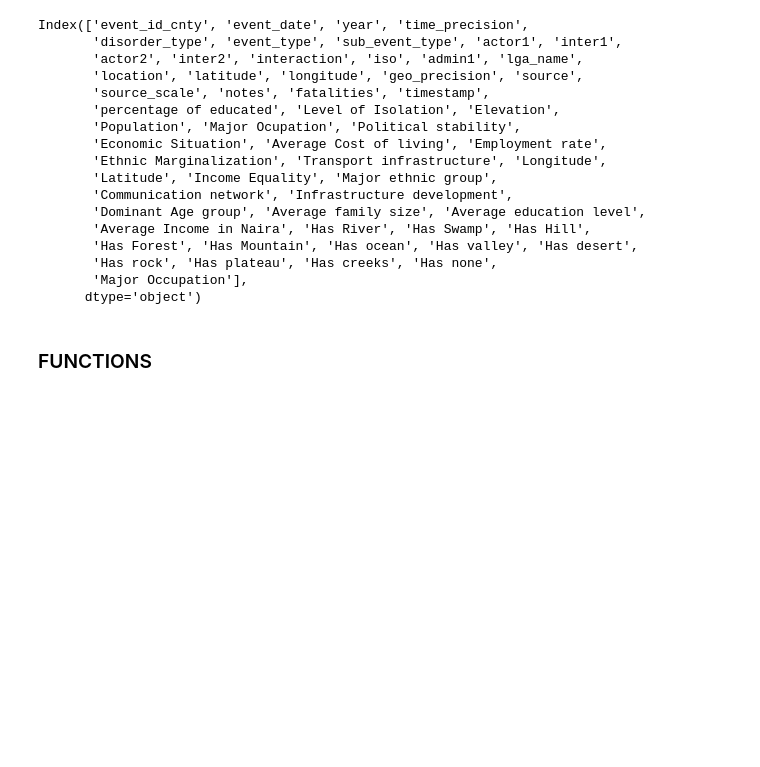
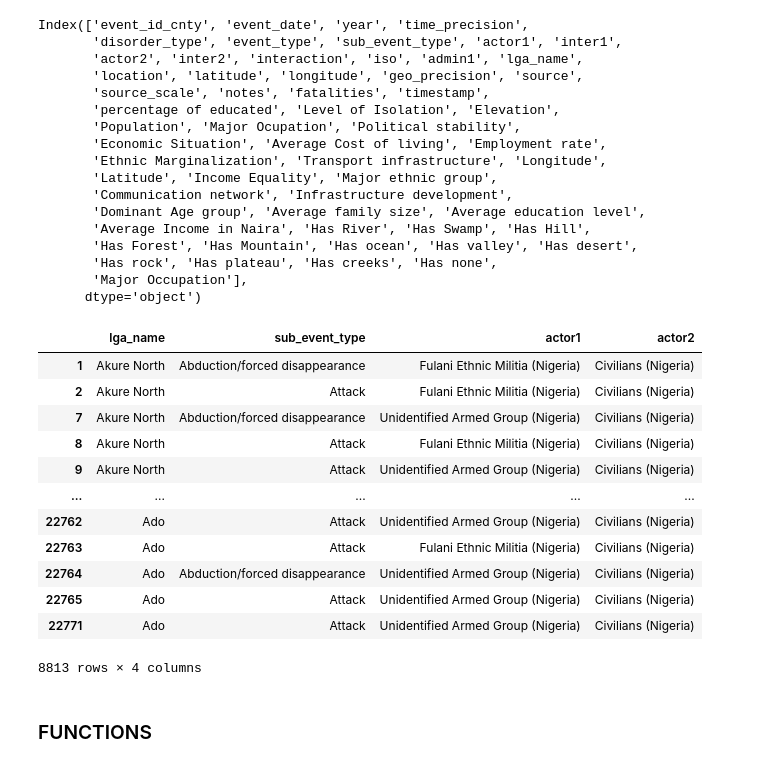
Before and after one commit to Abdul4code/Nigeria_Terror_Attacks, a Jupyter notebook: 3. Analysis of Nigerian Security Incidence.ipynb, the cells around one changed output. Cells and saved outputs as stored; diff of their text form; code cells hidden in the pictures; blank space fills up the shorter version.

```diff
--- a/3. Analysis of Nigerian Security Incidence.ipynb
+++ b/3. Analysis of Nigerian Security Incidence.ipynb
@@ -158,0 +153,26 @@ plt.show()
+# %%
+# Define the bin edges
+# bin_edges = [39, 45, 49, 55, 59, 65, 69, 75, 79, 85, 89, 95]  # Adjust the bin edges as desired
+
+bin_edges = [39, 49, 59, 69, 79, 89, 99]  # Adjust the bin edges as desired
+
+# Create a new column 'bin' by grouping 'x' values into bins
+df_acled_lga['bin'] = pd.cut(df_acled_lga['percentage of educated'], bins=bin_edges)
+
+# get the local government counts in each bin
+lga_value_counts = pd.cut(df_lga_features['percentage of educated'], bins=bin_edges).value_counts().sort_index()
+
+# get total number of casualties
+no_casualties = df_acled_lga.groupby('bin')['fatalities'].sum().sort_index()
+
+
+#get average number of casualties
+avg_no_casualties = no_casualties / lga_value_counts
+
+table_casualties = pd.DataFrame({'% Educated Bin' : lga_value_counts.index
+                                 , '# LGA in Bin' : lga_value_counts.values
+                                 , 'Total # of Casualties' : no_casualties.values
+                                 , 'Average # of Casualties' : avg_no_casualties.values})
+
+table_casualties = table_casualties.sort_values('% Educated Bin')
+table_casualties
@@ -176,6 +247,22 @@ Index(['event_id_cnty', 'event_date', 'year', 'time_precision',
        'Has rock', 'Has plateau', 'Has creeks', 'Has none',
        'Major Occupation'],
       dtype='object')
+# %%
+df_acled_lga[df_acled_lga['event_type'] >= 'Strategic developments'][['lga_name', 'sub_event_type', 'actor1', 'actor2']]
+# %% [output]
+|  | lga_name | sub_event_type | actor1 | actor2 |
+| 1 | Akure North | Abduction/forced disappearance | Fulani Ethnic Militia (Nigeria) | Civilians (Nigeria) |
+| 2 | Akure North | Attack | Fulani Ethnic Militia (Nigeria) | Civilians (Nigeria) |
+| 7 | Akure North | Abduction/forced disappearance | Unidentified Armed Group (Nigeria) | Civilians (Nigeria) |
+| 8 | Akure North | Attack | Fulani Ethnic Militia (Nigeria) | Civilians (Nigeria) |
+| 9 | Akure North | Attack | Unidentified Armed Group (Nigeria) | Civilians (Nigeria) |
+| ... | ... | ... | ... | ... |
+| 22762 | Ado | Attack | Unidentified Armed Group (Nigeria) | Civilians (Nigeria) |
+| 22763 | Ado | Attack | Fulani Ethnic Militia (Nigeria) | Civilians (Nigeria) |
+| 22764 | Ado | Abduction/forced disappearance | Unidentified Armed Group (Nigeria) | Civilians (Nigeria) |
+| 22765 | Ado | Attack | Unidentified Armed Group (Nigeria) | Civilians (Nigeria) |
+| 22771 | Ado | Attack | Unidentified Armed Group (Nigeria) | Civilians (Nigeria) |
+8813 rows × 4 columns
 # %% [markdown]
 ### FUNCTIONS
 # %%
```
Also changed, not shown: parts of 15 cells of this notebook.
